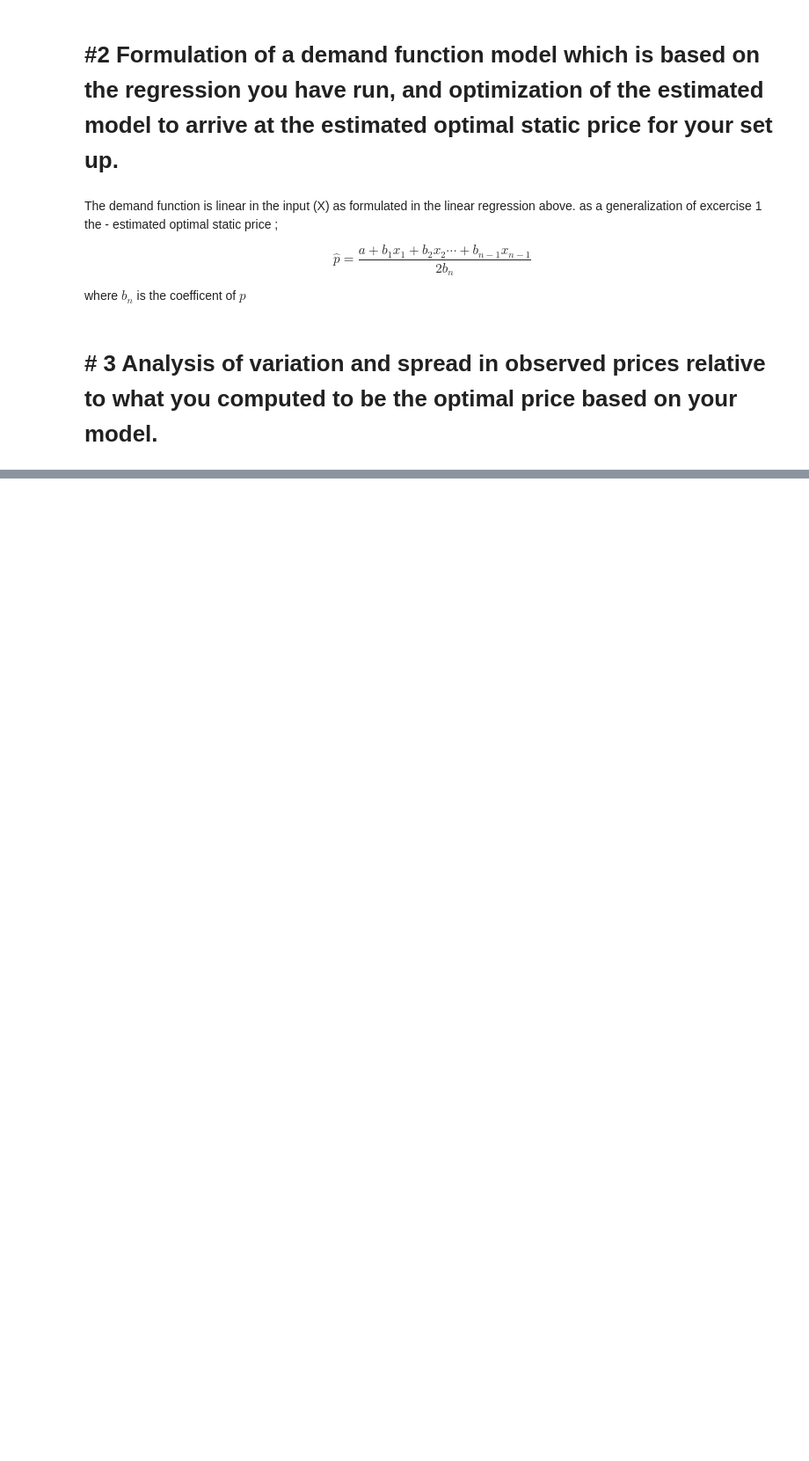
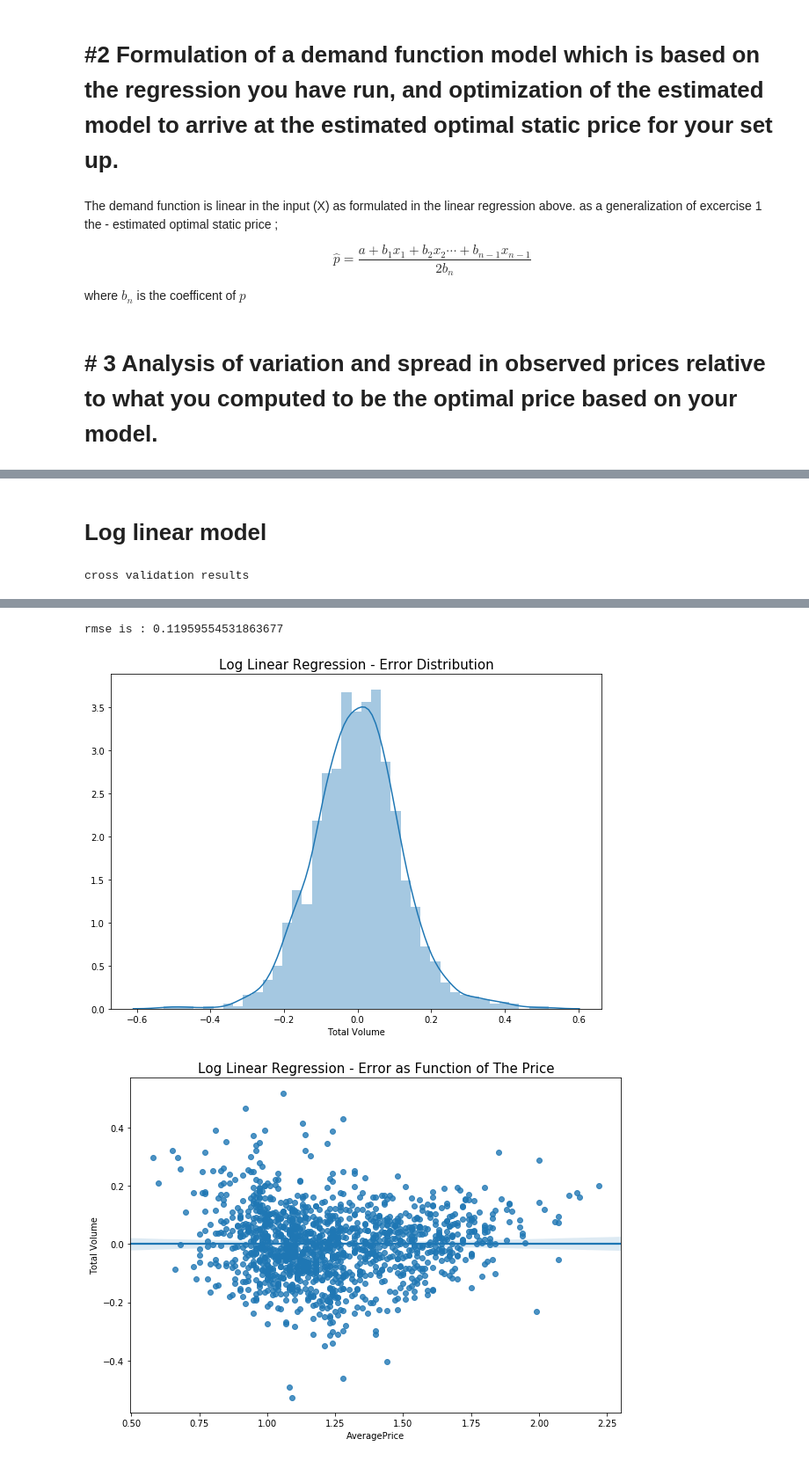
Before and after one commit to AfekIlayAdler/Uni-2019-Dynamic_Pricing, a Jupyter notebook: part_123.ipynb, the cells around one changed output, grey strips where cells are left out. Shown at 88% size. Drawn from its saved outputs; the diff is of its cells as text; code cells hidden in the pictures; blank space fills up the shorter version.

Commit message:
add log linear model

```diff
--- a/part_123.ipynb
+++ b/part_123.ipynb
@@ -428,0 +445,31 @@ rmse is : 115248.80031864325
+# %% [markdown]
+# Log  linear model
+# %%
+CV = 5
+lr = LinearRegression()
+parameters = {}
+clf = GridSearchCV(lr, parameters, cv=CV, scoring = 'r2')
+y = np.log(y)
+clf.fit(X_with_dummies,y)
+print ('cross validation results')
+display(clf.cv_results_)
+
+reg = clf.best_estimator_
+error = y-reg.predict(X_with_dummies)
+plt.figure(figsize=(10,7))
+ax = sns.distplot(error)
+ax.set_title("Log Linear Regression - Error Distribution", size = 15)
+
+plt.figure(figsize=(10,7))
+ax = sns.regplot(x= X_with_dummies['AveragePrice'], y= error)
+ax.set_title("Log Linear Regression - Error as Function of The Price", size = 15)
+
+plt.figure(figsize=(10,7))
+ax = sns.regplot(x= y, y= reg.predict(X_with_dummies))
+ax.set_title("Log Linear Regression - Y True vs Predicted Y", size = 15)
+
+# compute rmse
+rmse = sqrt(mean_squared_error(y, reg.predict(X_with_dummies)))
+print ('rmse is : {}'.format(rmse))
+# %% [output]
+cross validation results
@@ -428,0 +496,3 @@ rmse is : 115248.80031864325
+rmse is : 0.11959554531863677
+[figure, added]
+[figure, added]
```
Also changed, not shown: parts of 11 cells of this notebook.
